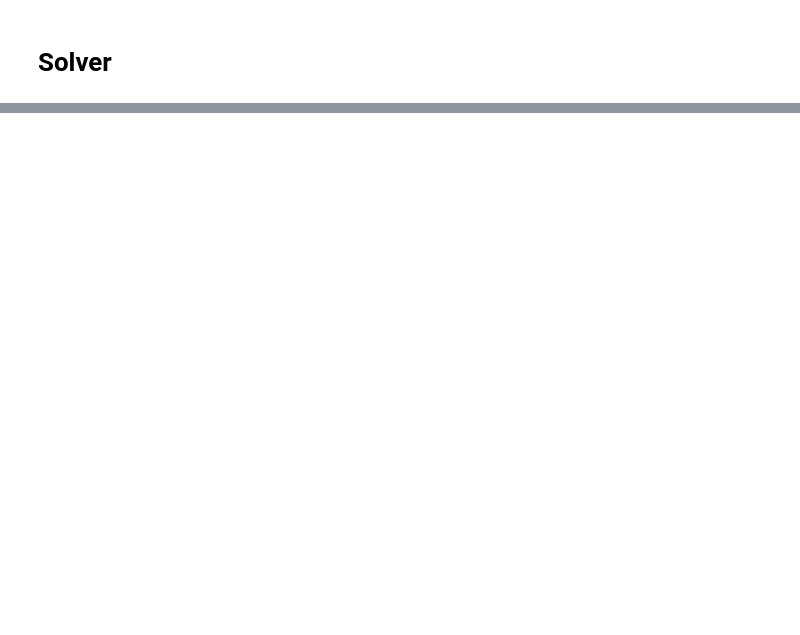
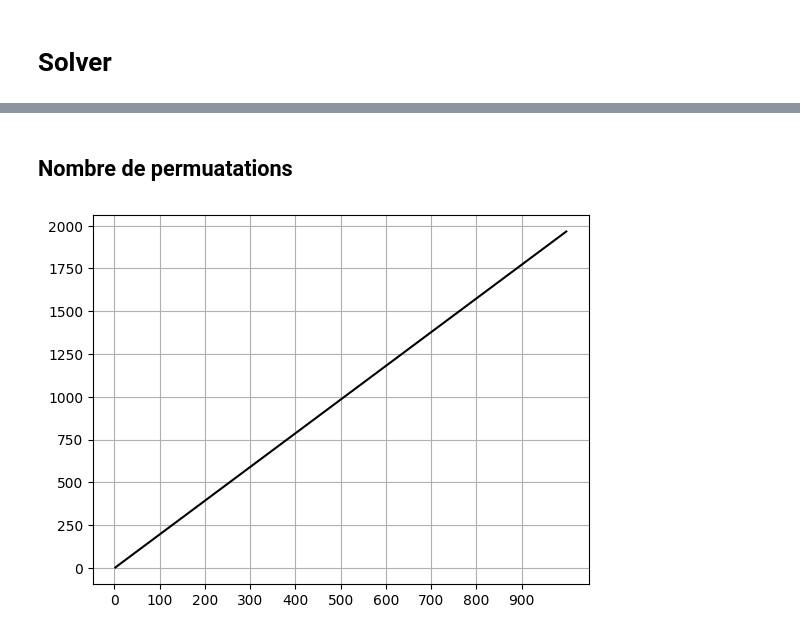
Before and after one commit to WillPhom99/RubikProject, a Jupyter notebook: RubikSolver.ipynb, the cells around one changed output, grey strips where cells are left out. Cells and saved outputs as stored; diff of their text form; code cells hidden in the pictures; blank space fills up the shorter version.

```diff
--- a/RubikSolver.ipynb
+++ b/RubikSolver.ipynb
@@ -136,8 +103,8 @@ class RandomMove:
 # %% [markdown]
 ## Classe Scramble
 # %%
-# 2x2 : 45 moves
-# 3x3 : 60 moves
+# 2x2 : 10 moves
+# 3x3 : 20 moves
 # 4x4 : 45 moves
 # 5x5 : 60 moves
 # 6x6 : 80 moves
@@ -155,9 +122,12 @@ class RandomMove:
 
 class Scramble:
 
-  def __init__(self, size_puzzle, size_scr):
+  def __init__(self, size_puzzle):
 
-    self.size = size_scr
+    if(size_puzzle == 2) : self.size = randint(7, 14)
+    elif(size_puzzle == 3) : self.size = randint(18, 20)
+    elif(size_puzzle == 4) : self.size = 45
+    else : self.size = 60+20*(size_puzzle - 5)
 
     self.scr = []
     y = RandomMove(size_puzzle).random_move
@@ -165,13 +135,14 @@ class Scramble:
 
     len_scr = 1
 
-    while(len_scr < size_scr):
+    while(len_scr < self.size):
       new = RandomMove(size_puzzle).random_move
 
       if(new.nb_w() != y.nb_w() or  new.ext_sgl_move() != y.ext_sgl_move()):
         self.scr.append(new)
         y = new
         len_scr = len_scr + 1
+
 
   def return_scr(self):
     s = ""
@@ -182,6 +153,6 @@ class Scramble:
   def print_scr(self):
     print(self.return_scr())
 
-s = Scramble(2,10)
+s = Scramble(2)
 s.print_scr()
 # %% [output]
@@ -2637,0 +3677,29 @@ print(rub.AlgoAllReturn())
+# %% [markdown]
+## Nombre de permuatations
+# %%
+def sum_fact(n):
+  s = 0
+  for i in range(1,n+1):
+    s = s+log10(i)
+  return s
+
+def log10_nb_comb(n):
+  if(n%2 == 1):
+    x = sum_fact(7)+6*log10(3)+((n*n-2*n-3)/4)*sum_fact(24)+log10(24)+sum_fact(12)+10*log10(2)
+    y = (6*((n-2)*(n-2)-1)/4)*sum_fact(4)
+    return x-y
+  else:
+    x = sum_fact(7)+6*log10(3)+((n*n-2*n)/4)*sum_fact(24)
+    y = (6*(n-2)*(n-2)/4)*sum_fact(4)
+    return x-y
+
+x = list(range(2,1000))
+y = [sqrt(log10_nb_comb(i)) for i in range(2,1000)]
+
+plt.xticks(list(range(0,1000,100)),list(range(0,1000,100)))
+plt.plot(x, y,"-k")
+plt.grid()
+
+plt.show()
+# %% [output]
+[figure, added]
```
Also changed, not shown: parts of 27 cells of this notebook.
